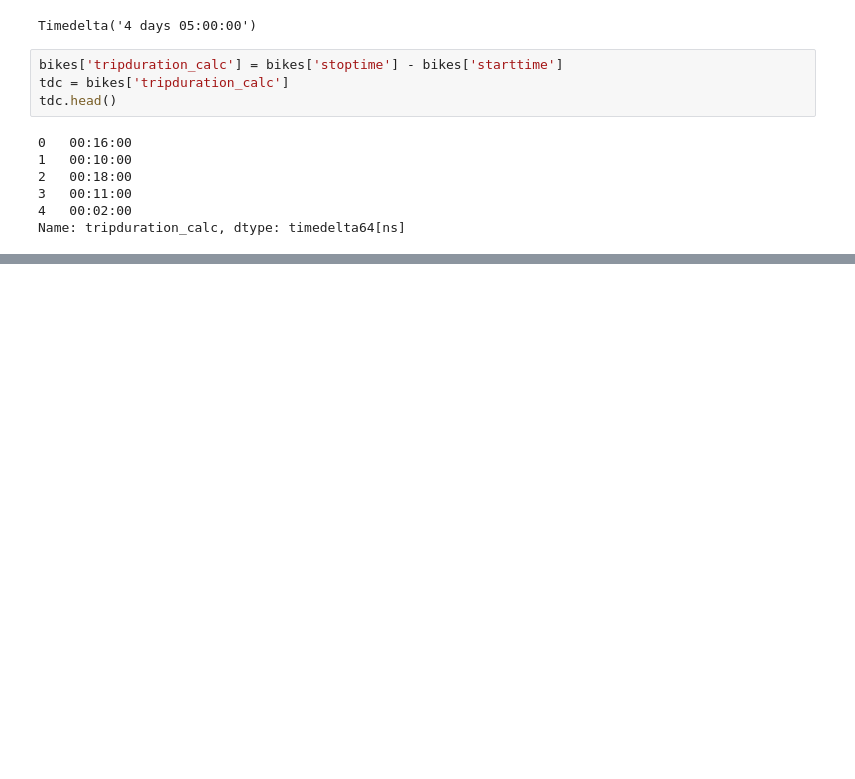
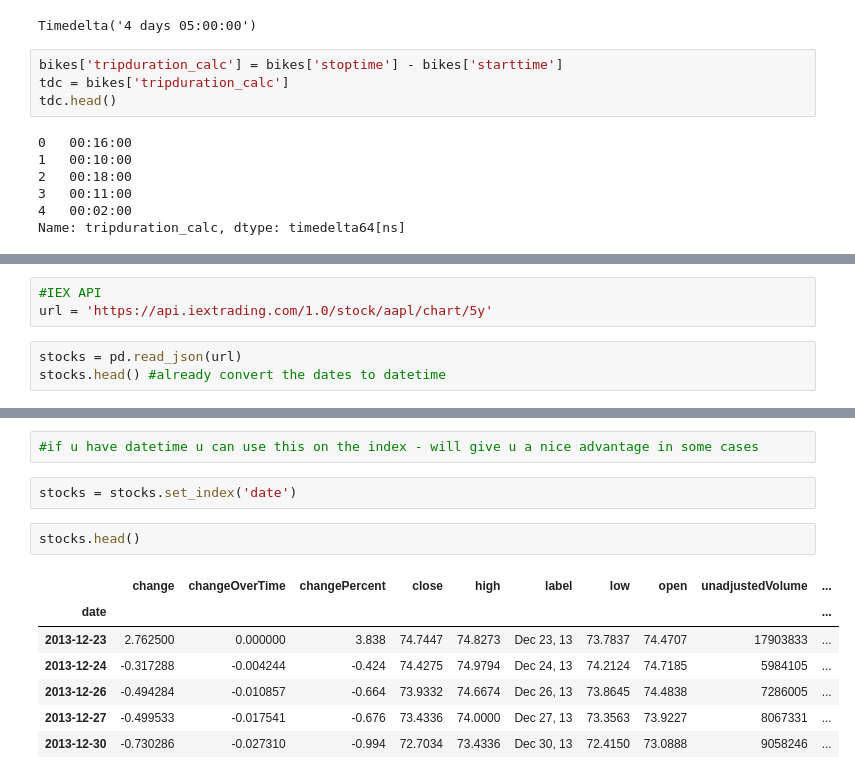
Before and after one commit to estefaniaakers/dunder-data, a Jupyter notebook: dunder-data-bootcamp/04. Time Series/Notes - 04. Time Series.ipynb, the cells around one changed output, grey strips where cells are left out. Saved outputs shown, nothing was run; the diff lists cells and outputs as text; blank space fills up the shorter version.

Commit message:
Bootcamp day 3 - Chapter 4: Time Series - 03. Grouping by Time

```diff
--- a/dunder-data-bootcamp/04. Time Series/Notes - 04. Time Series.ipynb
+++ b/dunder-data-bootcamp/04. Time Series/Notes - 04. Time Series.ipynb
@@ -108,0 +114,6 @@ Name: tripduration_calc, dtype: timedelta64[ns]
+# %%
+#IEX API
+url = 'https://api.iextrading.com/1.0/stock/aapl/chart/5y'
+# %%
+stocks = pd.read_json(url)
+stocks.head() #already convert the dates to datetime
@@ -108,0 +127,14 @@ Name: tripduration_calc, dtype: timedelta64[ns]
+# %%
+#if u have datetime u can use this on the index - will give u a nice advantage in some cases
+# %%
+stocks = stocks.set_index('date')
+# %%
+stocks.head()
+# %% [output]
+|  | change | changeOverTime | changePercent | close | high | label | low | open | unadjustedVolume | ... |
+| date |  |  |  |  |  |  |  |  |  | ... |
+| 2013-12-23 | 2.762500 | 0.000000 | 3.838 | 74.7447 | 74.8273 | Dec 23, 13 | 73.7837 | 74.4707 | 17903833 | ... |
+| 2013-12-24 | -0.317288 | -0.004244 | -0.424 | 74.4275 | 74.9794 | Dec 24, 13 | 74.2124 | 74.7185 | 5984105 | ... |
+| 2013-12-26 | -0.494284 | -0.010857 | -0.664 | 73.9332 | 74.6674 | Dec 26, 13 | 73.8645 | 74.4838 | 7286005 | ... |
+| 2013-12-27 | -0.499533 | -0.017541 | -0.676 | 73.4336 | 74.0000 | Dec 27, 13 | 73.3563 | 73.9227 | 8067331 | ... |
+| 2013-12-30 | -0.730286 | -0.027310 | -0.994 | 72.7034 | 73.4336 | Dec 30, 13 | 72.4150 | 73.0888 | 9058246 | ... |
```
Also changed, not shown: parts of 16 cells of this notebook.
